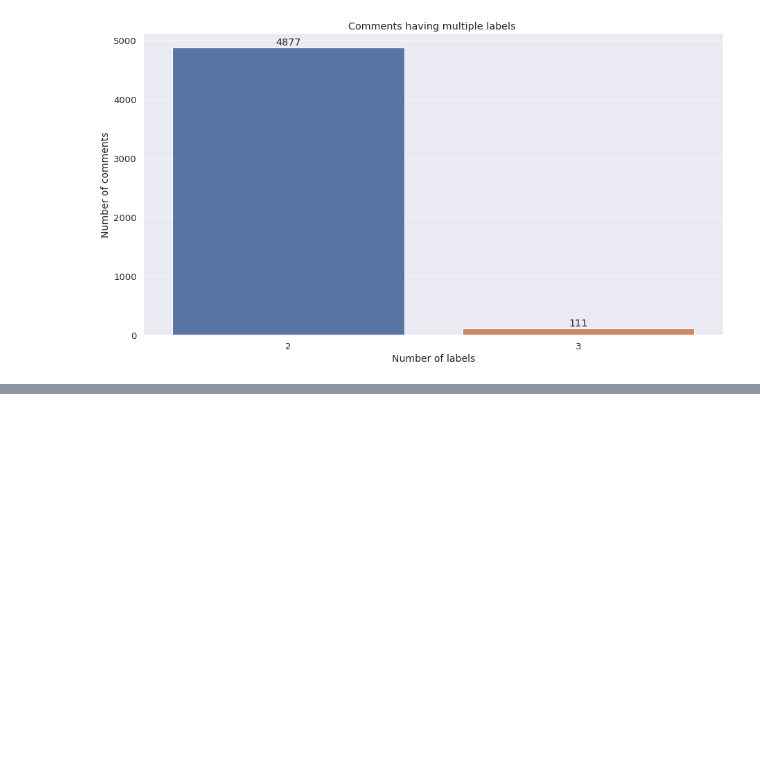
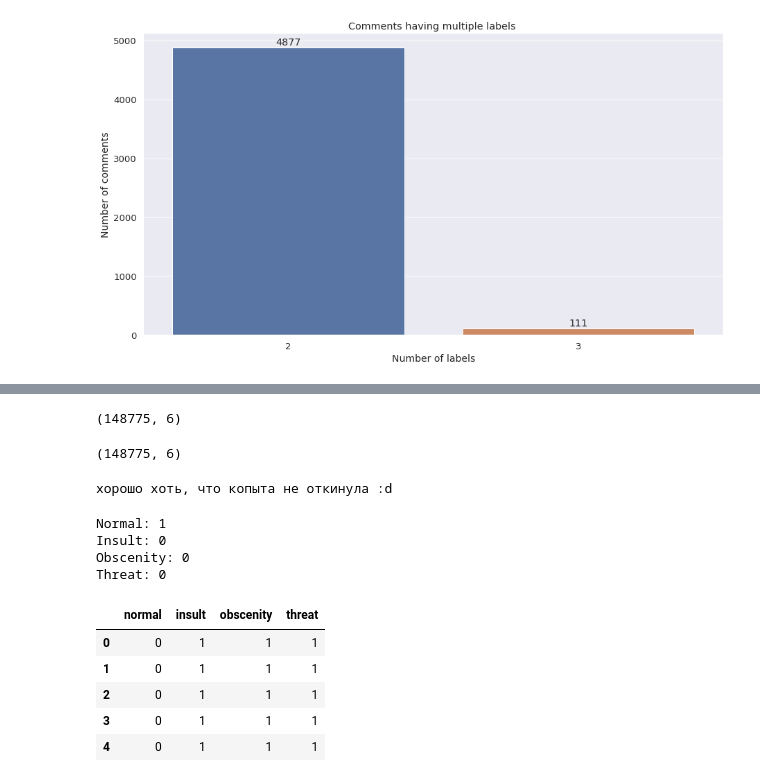
Before and after one commit to Simp-lexx/ok, a Jupyter notebook: ok_comments_classification.ipynb, the cells around one changed output, grey strips where cells are left out. Saved outputs shown, nothing was run; the diff lists cells and outputs as text; code cells hidden in the pictures; blank space fills up the shorter version.

```diff
--- a/ok_comments_classification.ipynb
+++ b/ok_comments_classification.ipynb
@@ -201,0 +226,4 @@ plt.imshow(cloud_normal)
+# %%
+train_df.shape
+# %% [output]
+(148775, 6)
@@ -201,0 +234,28 @@ plt.imshow(cloud_normal)
+# %%
+train_df.shape
+# %% [output]
+(148775, 6)
+# %%
+print(train_df['comment'][6789])
+# %% [output]
+хорошо хоть, что копыта не откинула :d
+# %%
+print('Normal: ' + str(train_df['normal'][6789]))
+print('Insult: ' + str(train_df['insult'][6789]))
+print('Obscenity: ' + str(train_df['obscenity'][6789]))
+print('Threat: ' + str(train_df['threat'][6789]))
+# %% [output]
+Normal: 1
+Insult: 0
+Obscenity: 0
+Threat: 0
+# %%
+comments_labels = train_df[['normal', 'insult', 'obscenity', 'threat']]
+comments_labels.head()
+# %% [output]
+|  | normal | insult | obscenity | threat |
+| 0 | 0 | 1 | 1 | 1 |
+| 1 | 0 | 1 | 1 | 1 |
+| 2 | 0 | 1 | 1 | 1 |
+| 3 | 0 | 1 | 1 | 1 |
+| 4 | 0 | 1 | 1 | 1 |
```
Also changed, not shown: parts of 28 cells of this notebook, 1 other file.
